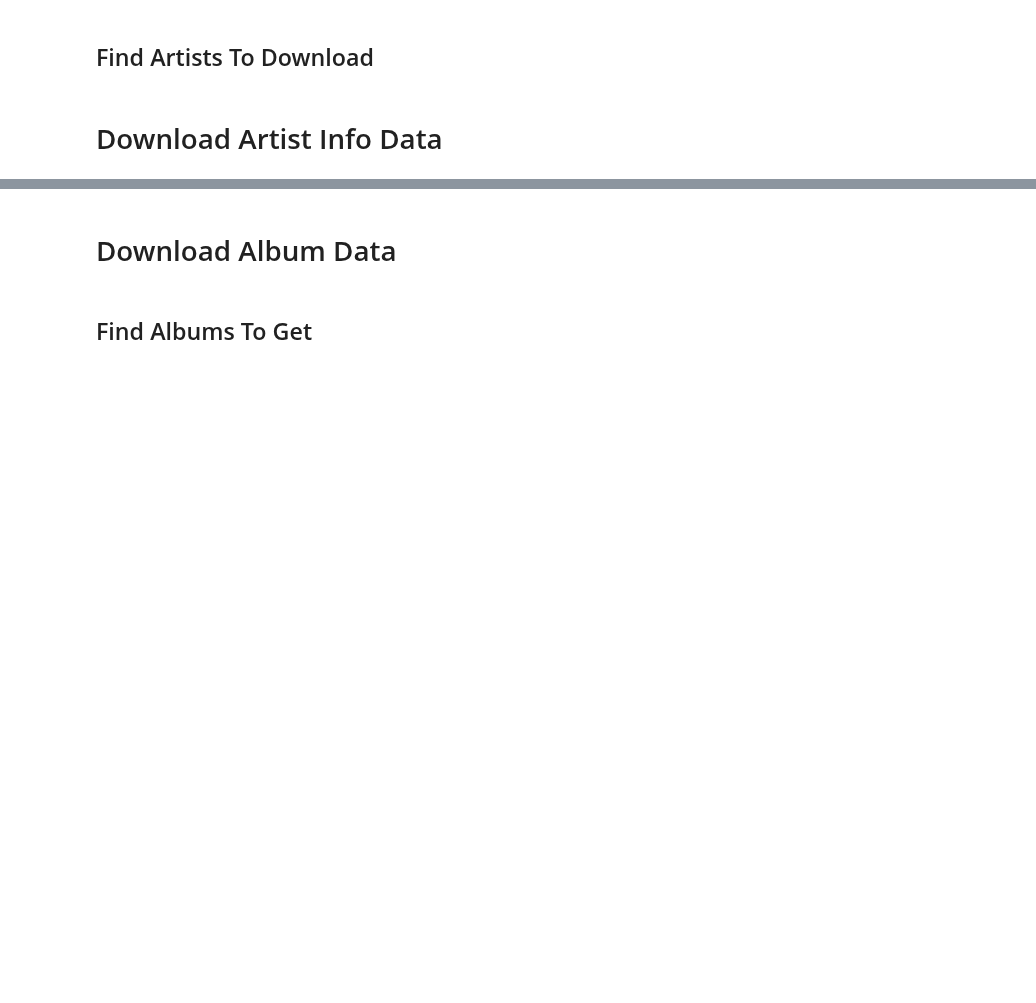
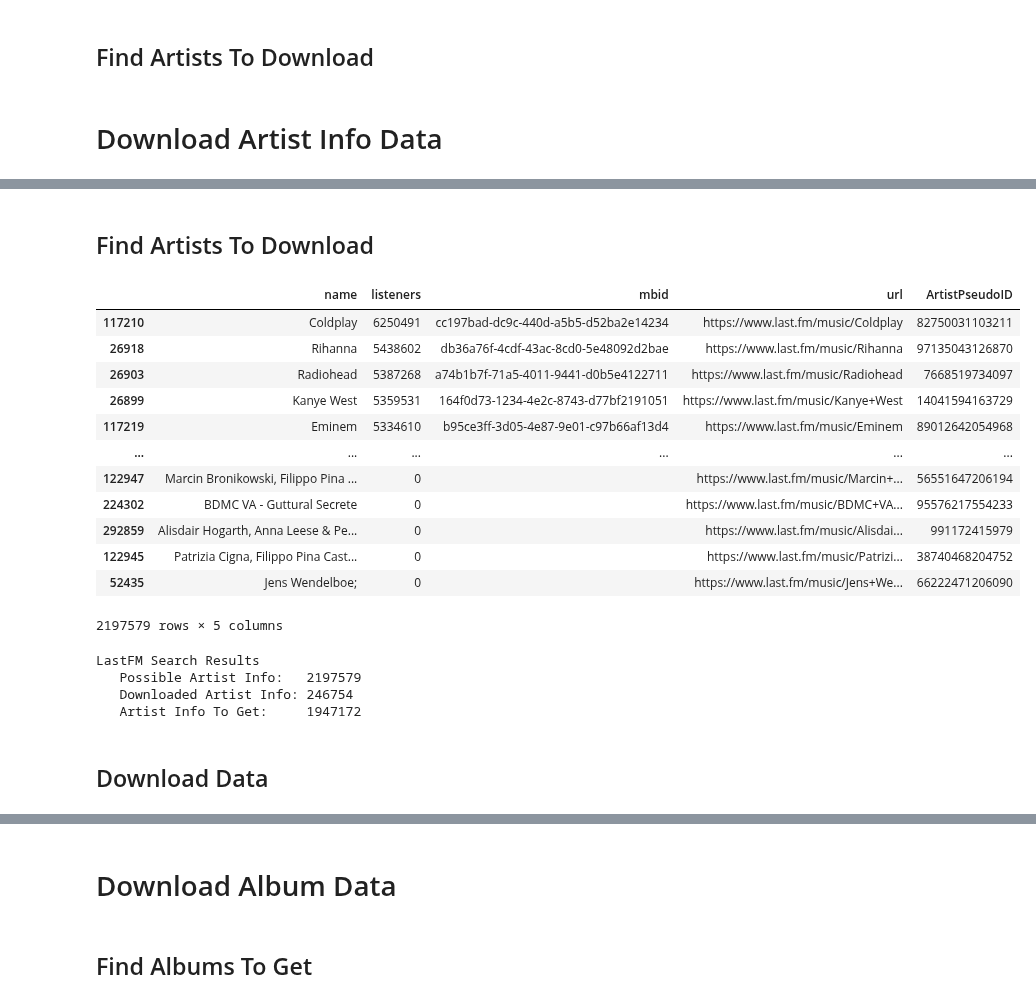
Before and after one commit to tgadf/pandb, a Jupyter notebook: note/lastfm/LastFM.ipynb, the cells around one changed output, grey strips where cells are left out. Saved outputs shown, nothing was run; the diff lists cells and outputs as text; code cells hidden in the pictures; blank space fills up the shorter version.

```diff
--- a/note/lastfm/LastFM.ipynb
+++ b/note/lastfm/LastFM.ipynb
@@ -480,10 +408,3 @@ else:
 masterArtistsData.save(data={})
 # %% [markdown]
 # Download Artist Info Data
-# %%
-aid = lastfm.MusicDBID()
-from tqdm._tqdm_notebook import tqdm_notebook
-tqdm_notebook.pandas()
-searchArtistData["ArtistPseudoID"] = searchArtistData['name'].progress_apply(aid.getArtistPseudoID)  #searchArtistData["ArtistID"] = searchArtistData['url'].apply(aid.getArtistID)
-possibleArtistsData = searchArtistData['name']
-possibleArtistsData.index = searchArtistData['ArtistPseudoID']
@@ -497,3 +432,69 @@ print("   Artist Info To Get:     {0}".format(len(artistInfoToGet)))
+# %% [markdown]
+## Find Artists To Download
+# %%
+searchArtistData
+# %% [output]
+|  | name | listeners | mbid | url | ArtistPseudoID |
+| 117210 | Coldplay | 6250491 | cc197bad-dc9c-440d-a5b5-d52ba2e14234 | https://www.last.fm/music/Coldplay | 82750031103211 |
+| 26918 | Rihanna | 5438602 | db36a76f-4cdf-43ac-8cd0-5e48092d2bae | https://www.last.fm/music/Rihanna | 97135043126870 |
+| 26903 | Radiohead | 5387268 | a74b1b7f-71a5-4011-9441-d0b5e4122711 | https://www.last.fm/music/Radiohead | 7668519734097 |
+| 26899 | Kanye West | 5359531 | 164f0d73-1234-4e2c-8743-d77bf2191051 | https://www.last.fm/music/Kanye+West | 14041594163729 |
+| 117219 | Eminem | 5334610 | b95ce3ff-3d05-4e87-9e01-c97b66af13d4 | https://www.last.fm/music/Eminem | 89012642054968 |
+| ... | ... | ... | ... | ... | ... |
+| 122947 | Marcin Bronikowski, Filippo Pina ... | 0 |  | https://www.last.fm/music/Marcin+... | 56551647206194 |
+| 224302 | BDMC VA - Guttural Secrete | 0 |  | https://www.last.fm/music/BDMC+VA... | 95576217554233 |
+| 292859 | Alisdair Hogarth, Anna Leese & Pe... | 0 |  | https://www.last.fm/music/Alisdai... | 991172415979 |
+| 122945 | Patrizia Cigna, Filippo Pina Cast... | 0 |  | https://www.last.fm/music/Patrizi... | 38740468204752 |
+| 52435 | Jens Wendelboe; | 0 |  | https://www.last.fm/music/Jens+We... | 66222471206090 |
+2197579 rows × 5 columns
+# %%
+useSearchArtists = True
+useMissingName   = False
+useNonOverlap    = False
+
+if useSearchArtists is True:
+    aid = lastfm.MusicDBID()
+    if "ArtistPseudoID" not in searchArtistData.columns:
+        searchArtistData["ArtistPseudoID"] = searchArtistData['name'].apply(aid.getArtistPseudoID)  #searchArtistData["ArtistID"] = searchArtistData['url'].apply(aid.getArtistID)
+    possibleArtistsData = searchArtistData['name']
+    possibleArtistsData.index = searchArtistData['ArtistPseudoID']
+    localArtistInfoDict = localArtistInfo.get()
+    artistInfoToGet = possibleArtistsData[~possibleArtistsData.index.isin(localArtistInfoDict.keys())]
+
+    print("{0} Search Results".format(db))
+    print("   Possible Artist Info:   {0}".format(possibleArtistsData.shape[0]))
+    print("   Downloaded Artist Info: {0}".format(len(localArtistInfoDict)))
+    print("   Artist Info To Get:     {0}".format(len(artistInfoToGet)))
+elif useMissingName is True:
+    noNameArtists = knownArtists[knownArtists.str.len() < 1].index
+    artistInfoToGet = noNameArtists[~artistIDsToGet.isin(localArtistIDs.get().keys())]
+
+    print("{0} Search Results".format(db))
+    print("   Known Summary IDs:    {0}".format(len(knownArtists)))
+    print("   No Name Artists:      {0}".format(len(noNameArtists)))
+    print("   Artists Info To Get:  {0}".format(len(artistInfoToGet)))
+elif useNonOverlap is True:
+    sAlbums  = Series(localAlbums.get())
+    sArtists = Series(localArtistInfo.get())
+    artistInfoToGet = sAlbums[~sAlbums.index.isin(sArtists.index)]
+    #artistsWithoutAlbums = sArtists[~sArtists.index.isin(sAlbums.index)]
+
+    print("{0} Search Results".format(db))
+    print("   Known Artist Infos:   {0}".format(len(sArtists)))
+    print("   Known Album Artists:  {0}".format(len(sAlbums)))
+    print("   Artists Info To Get:  {0}".format(len(artistInfoToGet)))
+
+
+#   Artist Info To Get:     2019177
+#   Artist Info To Get:     1991302
+#   Artist Info To Get:     1974331
+# %% [output]
+LastFM Search Results
+   Possible Artist Info:   2197579
+   Downloaded Artist Info: 246754
+   Artist Info To Get:     1947172
+# %% [markdown]
+## Download Data
 # %%
 from timeutils import Timestat, TermTime
 
```
Also changed, not shown: parts of 36 cells of this notebook, 18 other files.
